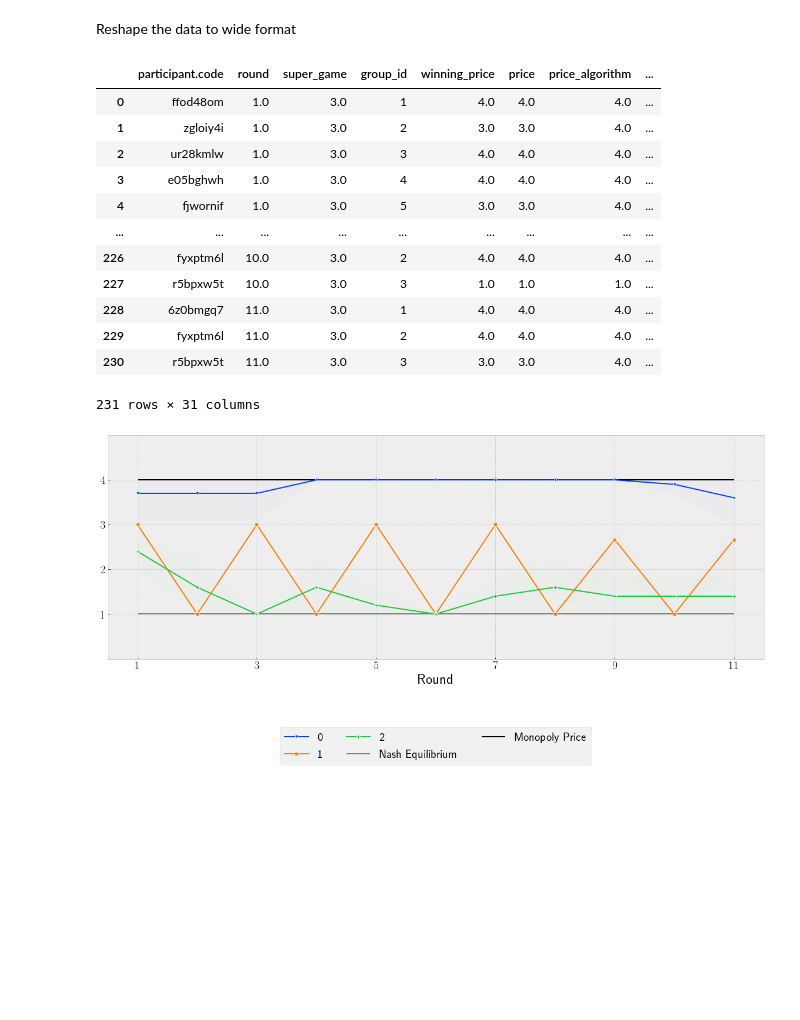
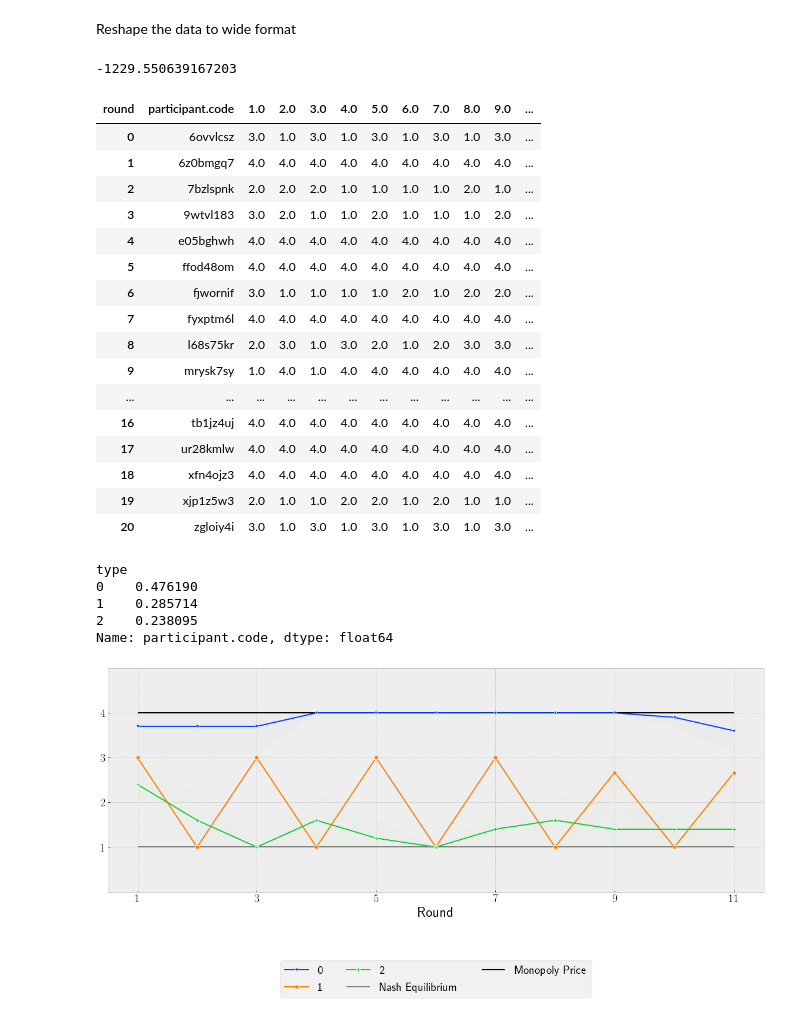
Before and after one commit to ToFeWe/q-learning-replication-code, a Jupyter notebook: src/sandbox/Type clustering.ipynb, the cells around one changed output. Drawn from its saved outputs; the diff is of its cells as text; code cells hidden in the pictures; blank space fills up the shorter version.

```diff
--- a/src/sandbox/Type clustering.ipynb
+++ b/src/sandbox/Type clustering.ipynb
@@ -44 +45,25 @@ model = GaussianMixture(n_components=3, random_state=0).fit(data_subset_pivot)
+# %%
+model.bic(X_matrix)
+# %% [output]
+-1229.550639167203
+# %%
+data_subset_pivot
+# %% [output]
+| round | participant.code | 1.0 | 2.0 | 3.0 | 4.0 | 5.0 | 6.0 | 7.0 | 8.0 | 9.0 | ... |
+| 0 | 6ovvlcsz | 3.0 | 1.0 | 3.0 | 1.0 | 3.0 | 1.0 | 3.0 | 1.0 | 3.0 | ... |
+| 1 | 6z0bmgq7 | 4.0 | 4.0 | 4.0 | 4.0 | 4.0 | 4.0 | 4.0 | 4.0 | 4.0 | ... |
+| 2 | 7bzlspnk | 2.0 | 2.0 | 2.0 | 1.0 | 1.0 | 1.0 | 1.0 | 2.0 | 1.0 | ... |
+| 3 | 9wtvl183 | 3.0 | 2.0 | 1.0 | 1.0 | 2.0 | 1.0 | 1.0 | 1.0 | 2.0 | ... |
+| 4 | e05bghwh | 4.0 | 4.0 | 4.0 | 4.0 | 4.0 | 4.0 | 4.0 | 4.0 | 4.0 | ... |
+| 5 | ffod48om | 4.0 | 4.0 | 4.0 | 4.0 | 4.0 | 4.0 | 4.0 | 4.0 | 4.0 | ... |
+| 6 | fjwornif | 3.0 | 1.0 | 1.0 | 1.0 | 1.0 | 2.0 | 1.0 | 2.0 | 2.0 | ... |
+| 7 | fyxptm6l | 4.0 | 4.0 | 4.0 | 4.0 | 4.0 | 4.0 | 4.0 | 4.0 | 4.0 | ... |
+| 8 | l68s75kr | 2.0 | 3.0 | 1.0 | 3.0 | 2.0 | 1.0 | 2.0 | 3.0 | 3.0 | ... |
+| 9 | mrysk7sy | 1.0 | 4.0 | 1.0 | 4.0 | 4.0 | 4.0 | 4.0 | 4.0 | 4.0 | ... |
+| ... | ... | ... | ... | ... | ... | ... | ... | ... | ... | ... | ... |
+| 16 | tb1jz4uj | 4.0 | 4.0 | 4.0 | 4.0 | 4.0 | 4.0 | 4.0 | 4.0 | 4.0 | ... |
+| 17 | ur28kmlw | 4.0 | 4.0 | 4.0 | 4.0 | 4.0 | 4.0 | 4.0 | 4.0 | 4.0 | ... |
+| 18 | xfn4ojz3 | 4.0 | 4.0 | 4.0 | 4.0 | 4.0 | 4.0 | 4.0 | 4.0 | 4.0 | ... |
+| 19 | xjp1z5w3 | 2.0 | 1.0 | 1.0 | 2.0 | 2.0 | 1.0 | 2.0 | 1.0 | 1.0 | ... |
+| 20 | zgloiy4i | 3.0 | 1.0 | 3.0 | 1.0 | 3.0 | 1.0 | 3.0 | 1.0 | 3.0 | ... |
 # %%
@@ -50,21 +75,13 @@ data_type_classification =data_subset_pivot[['participant.code', 'type']]
 # %%
 data_last_sg = data_last_sg.merge(data_type_classification, how='left', on='participant.code')
-# %%
-data_last_sg
-# %% [output]
-|  | participant.code | round | super_game | group_id | winning_price | price | price_algorithm | ... |
-| 0 | ffod48om | 1.0 | 3.0 | 1 | 4.0 | 4.0 | 4.0 | ... |
-| 1 | zgloiy4i | 1.0 | 3.0 | 2 | 3.0 | 3.0 | 4.0 | ... |
-| 2 | ur28kmlw | 1.0 | 3.0 | 3 | 4.0 | 4.0 | 4.0 | ... |
-| 3 | e05bghwh | 1.0 | 3.0 | 4 | 4.0 | 4.0 | 4.0 | ... |
-| 4 | fjwornif | 1.0 | 3.0 | 5 | 3.0 | 3.0 | 4.0 | ... |
-| ... | ... | ... | ... | ... | ... | ... | ... | ... |
-| 226 | fyxptm6l | 10.0 | 3.0 | 2 | 4.0 | 4.0 | 4.0 | ... |
-| 227 | r5bpxw5t | 10.0 | 3.0 | 3 | 1.0 | 1.0 | 1.0 | ... |
-| 228 | 6z0bmgq7 | 11.0 | 3.0 | 1 | 4.0 | 4.0 | 4.0 | ... |
-| 229 | fyxptm6l | 11.0 | 3.0 | 2 | 4.0 | 4.0 | 4.0 | ... |
-| 230 | r5bpxw5t | 11.0 | 3.0 | 3 | 3.0 | 3.0 | 4.0 | ... |
-231 rows × 31 columns
+# %%
+data_last_sg.groupby(['type'])['participant.code'].nunique() / len(data_last_sg['participant.code'].unique())
+# %% [output]
+type
+0    0.476190
+1    0.285714
+2    0.238095
+Name: participant.code, dtype: float64
 # %%
 def make_line_plot_type(data_in, all_types):
     plt.style.use('bmh')
```
Also changed, not shown: parts of 4 cells of this notebook, 3 other files.
